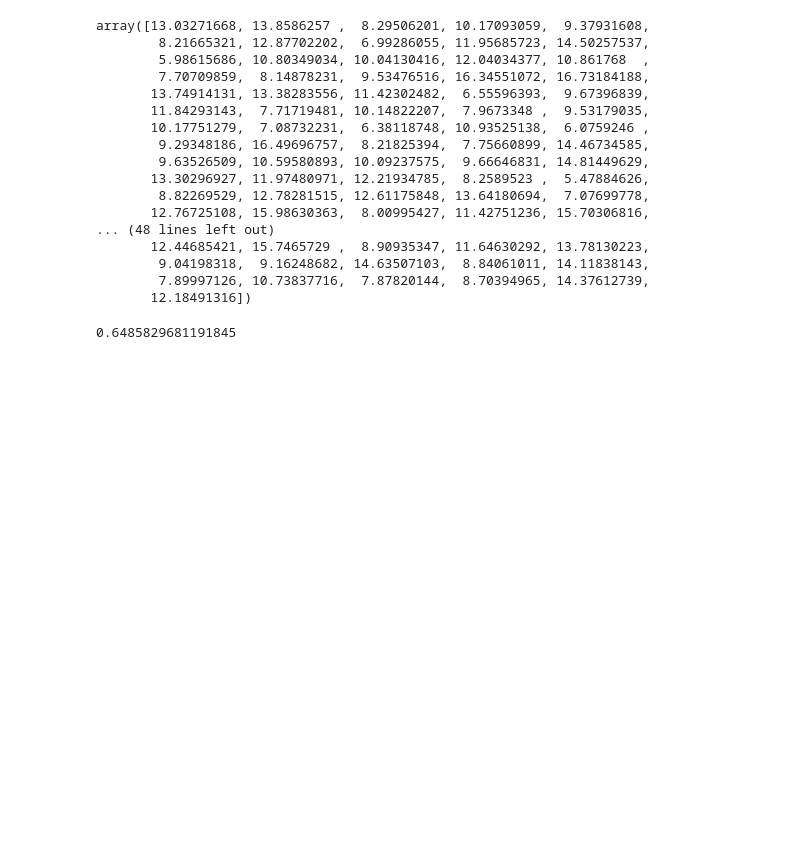
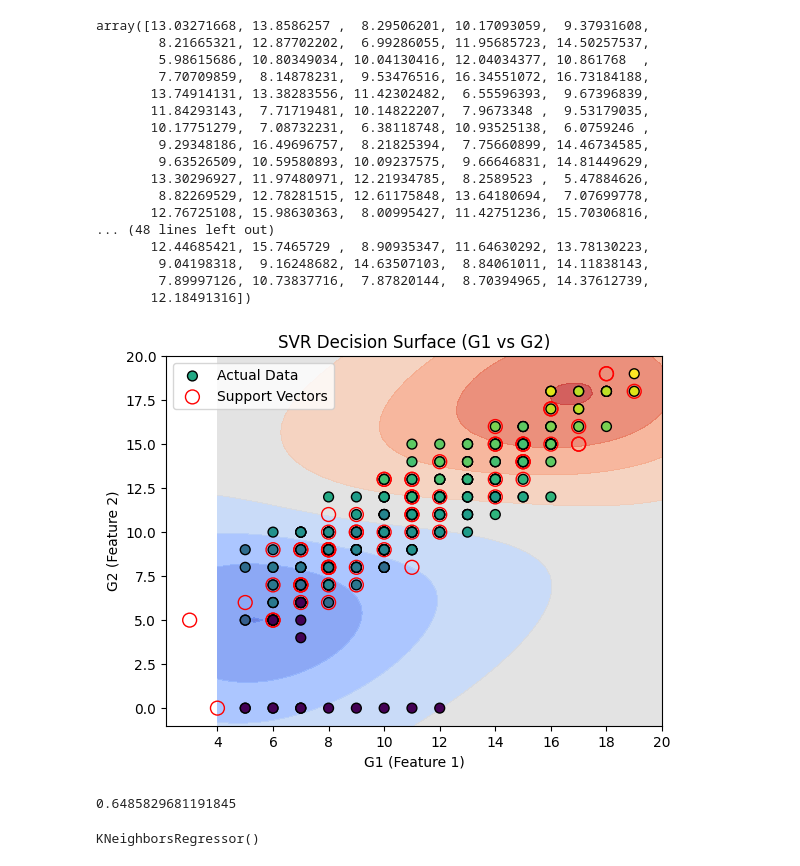
Before and after one commit to ZohaAsghar/Student-Performance, a Jupyter notebook: Student_Performance.ipynb, the cells around one changed output. Drawn from its saved outputs; the diff is of its cells as text; code cells hidden in the pictures; blank space fills up the shorter version.

```diff
--- a/Student_Performance.ipynb
+++ b/Student_Performance.ipynb
@@ -785,6 +794,54 @@ array([13.03271668, 13.8586257 ,  8.29506201, 10.17093059,  9.37931608,
         9.04198318,  9.16248682, 14.63507103,  8.84061011, 14.11838143,
         7.89997126, 10.73837716,  7.87820144,  8.70394965, 14.37612739,
        12.18491316])
+# %%
+import numpy as np
+from sklearn.svm import SVR
+
+# Select two features for 2D visualization (e.g., G1 and G2)
+feature_names = ['G1', 'G2']
+x_train_2d = x_train[feature_names]
+x_test_2d = x_test[feature_names]
+
+# Train a new SVR model on the 2D data
+model_2d = SVR()
+model_2d.fit(x_train_2d, y_train)
+
+# Define X for plotting, using values from the test set
+X_plot = x_test_2d.values
+y_plot = y_test.values
+
+# Create a meshgrid to plot the decision surface
+ax = plt.gca()
+x_min, x_max = X_plot[:, 0].min() - 1, X_plot[:, 0].max() + 1
+y_min, y_max = X_plot[:, 1].min() - 1, X_plot[:, 1].max() + 1
+xx, yy = np.meshgrid(np.linspace(x_min, x_max, 50),
+                     np.linspace(y_min, y_max, 50))
+
+# Predict on the meshgrid to get the decision surface
+Z = model_2d.predict(np.c_[xx.ravel(), yy.ravel()]).reshape(xx.shape)
+
+# Plot the decision surface (filled contour for regression values)
+plt.contourf(xx, yy, Z, alpha=0.8, cmap=plt.cm.coolwarm)
+
+# Plot the actual data points from the test set
+plt.scatter(X_plot[:, 0], X_plot[:, 1], c=y_plot, cmap=plt.cm.viridis, edgecolors='k', s=50, label='Actual Data')
+
+# Plot the support vectors for the 2D model
+plt.scatter(model_2d.support_vectors_[:, 0],
+            model_2d.support_vectors_[:, 1],
+            s=100,
+            linewidth=1,
+            facecolors='none',
+            edgecolors='red', label='Support Vectors')
+
+plt.title("SVR Decision Surface (G1 vs G2)")
+plt.xlabel("G1 (Feature 1)")
+plt.ylabel("G2 (Feature 2)")
+plt.legend()
+plt.show()
+# %% [output]
+[figure, added]
 # %%
 accuracy=model.score(x_test,y_test)
 # %%
@@ -793,0 +855,4 @@ accuracy
+# %%
+m.fit(x_train,y_train)
+# %% [output]
+KNeighborsRegressor()
```
Also changed, not shown: parts of 10 cells of this notebook.
